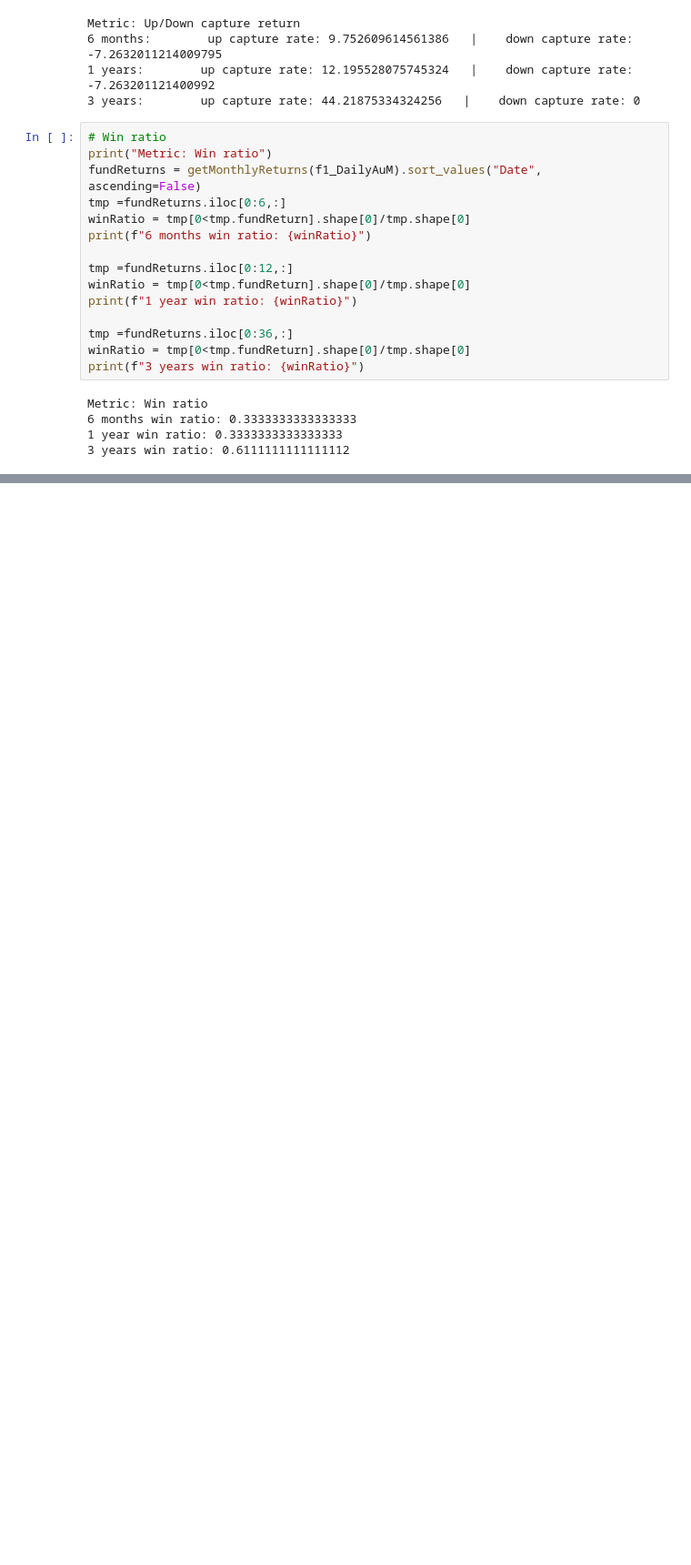
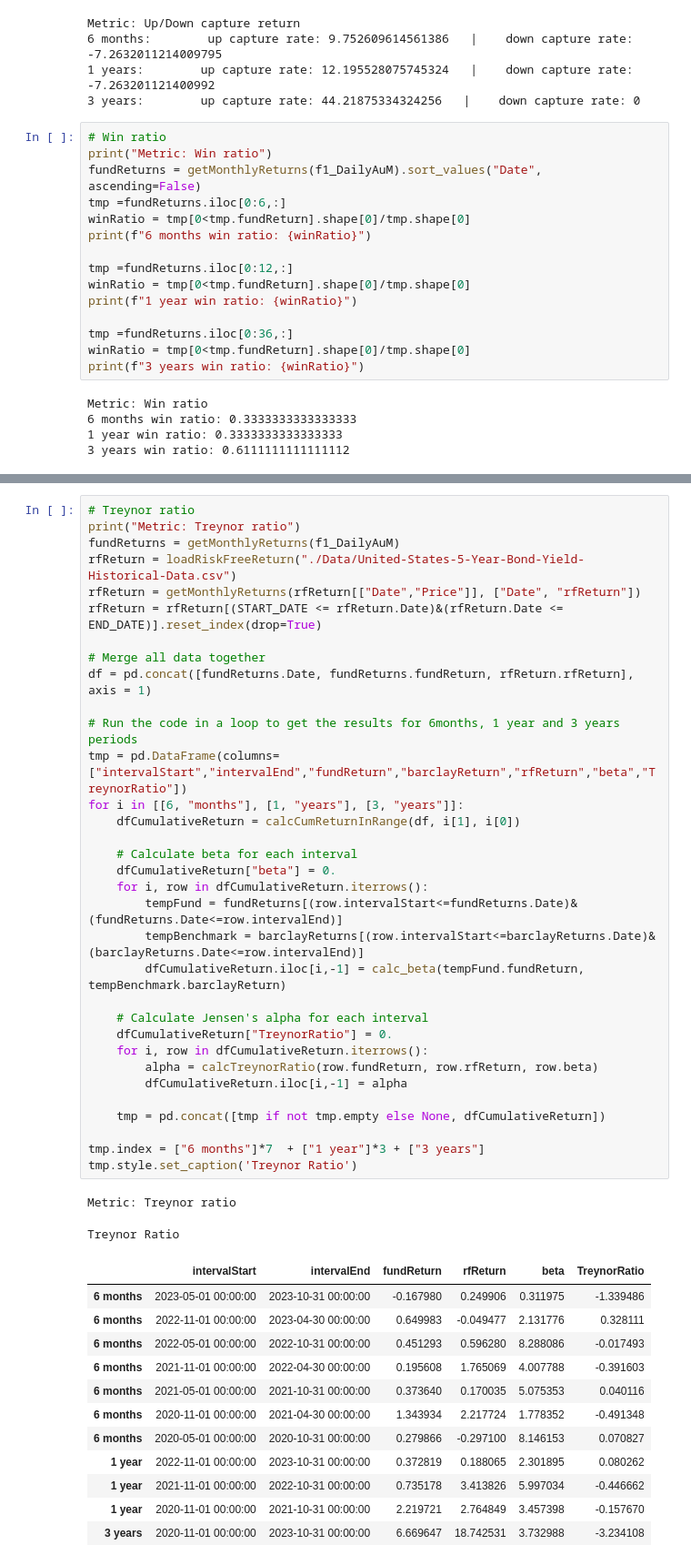
Before and after one commit to amirabbasja/Mutual-Fund-Evaluation, a Jupyter notebook: main.ipynb, the cells around one changed output, grey strips where cells are left out. Shown at 91% size. Saved outputs shown, nothing was run; the diff lists cells and outputs as text; blank space fills up the shorter version.

```diff
--- a/main.ipynb
+++ b/main.ipynb
@@ -157,0 +195,48 @@ Alpha is calculated for 6 month periods
+# %%
+# Treynor ratio
+print("Metric: Treynor ratio")
+fundReturns = getMonthlyReturns(f1_DailyAuM)
+rfReturn = loadRiskFreeReturn("./Data/United-States-5-Year-Bond-Yield-Historical-Data.csv")
+rfReturn = getMonthlyReturns(rfReturn[["Date","Price"]], ["Date", "rfReturn"])
+rfReturn = rfReturn[(START_DATE <= rfReturn.Date)&(rfReturn.Date <= END_DATE)].reset_index(drop=True)
+
+# Merge all data together
+df = pd.concat([fundReturns.Date, fundReturns.fundReturn, rfReturn.rfReturn], axis = 1)
+
+# Run the code in a loop to get the results for 6months, 1 year and 3 years periods
+tmp = pd.DataFrame(columns=["intervalStart","intervalEnd","fundReturn","barclayReturn","rfReturn","beta","TreynorRatio"])
+for i in [[6, "months"], [1, "years"], [3, "years"]]:
+    dfCumulativeReturn = calcCumReturnInRange(df, i[1], i[0])
+
+    # Calculate beta for each interval
+    dfCumulativeReturn["beta"] = 0.
+    for i, row in dfCumulativeReturn.iterrows():
+        tempFund = fundReturns[(row.intervalStart<=fundReturns.Date)&(fundReturns.Date<=row.intervalEnd)]
+        tempBenchmark = barclayReturns[(row.intervalStart<=barclayReturns.Date)&(barclayReturns.Date<=row.intervalEnd)]
+        dfCumulativeReturn.iloc[i,-1] = calc_beta(tempFund.fundReturn, tempBenchmark.barclayReturn)
+
+    # Calculate Jensen's alpha for each interval
+    dfCumulativeReturn["TreynorRatio"] = 0.
+    for i, row in dfCumulativeReturn.iterrows():
+        alpha = calcTreynorRatio(row.fundReturn, row.rfReturn, row.beta)
+        dfCumulativeReturn.iloc[i,-1] = alpha
+
+    tmp = pd.concat([tmp if not tmp.empty else None, dfCumulativeReturn])
+
+tmp.index = ["6 months"]*7  + ["1 year"]*3 + ["3 years"]
+tmp.style.set_caption('Treynor Ratio')
+# %% [output]
+Metric: Treynor ratio
+Treynor Ratio
+|  | intervalStart | intervalEnd | fundReturn | rfReturn | beta | TreynorRatio |
+| 6 months | 2023-05-01 00:00:00 | 2023-10-31 00:00:00 | -0.167980 | 0.249906 | 0.311975 | -1.339486 |
+| 6 months | 2022-11-01 00:00:00 | 2023-04-30 00:00:00 | 0.649983 | -0.049477 | 2.131776 | 0.328111 |
+| 6 months | 2022-05-01 00:00:00 | 2022-10-31 00:00:00 | 0.451293 | 0.596280 | 8.288086 | -0.017493 |
+| 6 months | 2021-11-01 00:00:00 | 2022-04-30 00:00:00 | 0.195608 | 1.765069 | 4.007788 | -0.391603 |
+| 6 months | 2021-05-01 00:00:00 | 2021-10-31 00:00:00 | 0.373640 | 0.170035 | 5.075353 | 0.040116 |
+| 6 months | 2020-11-01 00:00:00 | 2021-04-30 00:00:00 | 1.343934 | 2.217724 | 1.778352 | -0.491348 |
+| 6 months | 2020-05-01 00:00:00 | 2020-10-31 00:00:00 | 0.279866 | -0.297100 | 8.146153 | 0.070827 |
+| 1 year | 2022-11-01 00:00:00 | 2023-10-31 00:00:00 | 0.372819 | 0.188065 | 2.301895 | 0.080262 |
+| 1 year | 2021-11-01 00:00:00 | 2022-10-31 00:00:00 | 0.735178 | 3.413826 | 5.997034 | -0.446662 |
+| 1 year | 2020-11-01 00:00:00 | 2021-10-31 00:00:00 | 2.219721 | 2.764849 | 3.457398 | -0.157670 |
+| 3 years | 2020-11-01 00:00:00 | 2023-10-31 00:00:00 | 6.669647 | 18.742531 | 3.732988 | -3.234108 |
```
Also changed, not shown: parts of 7 cells of this notebook.
